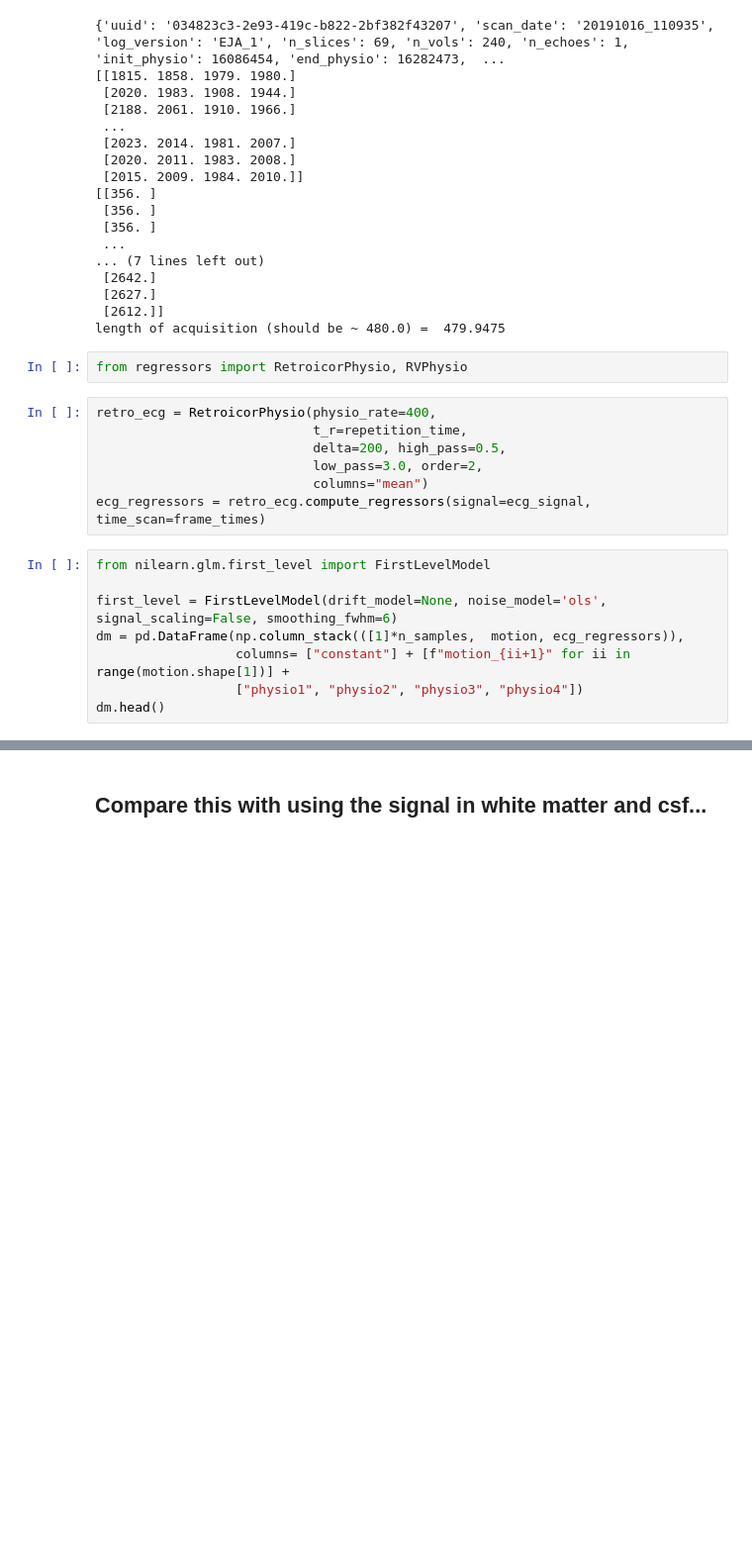
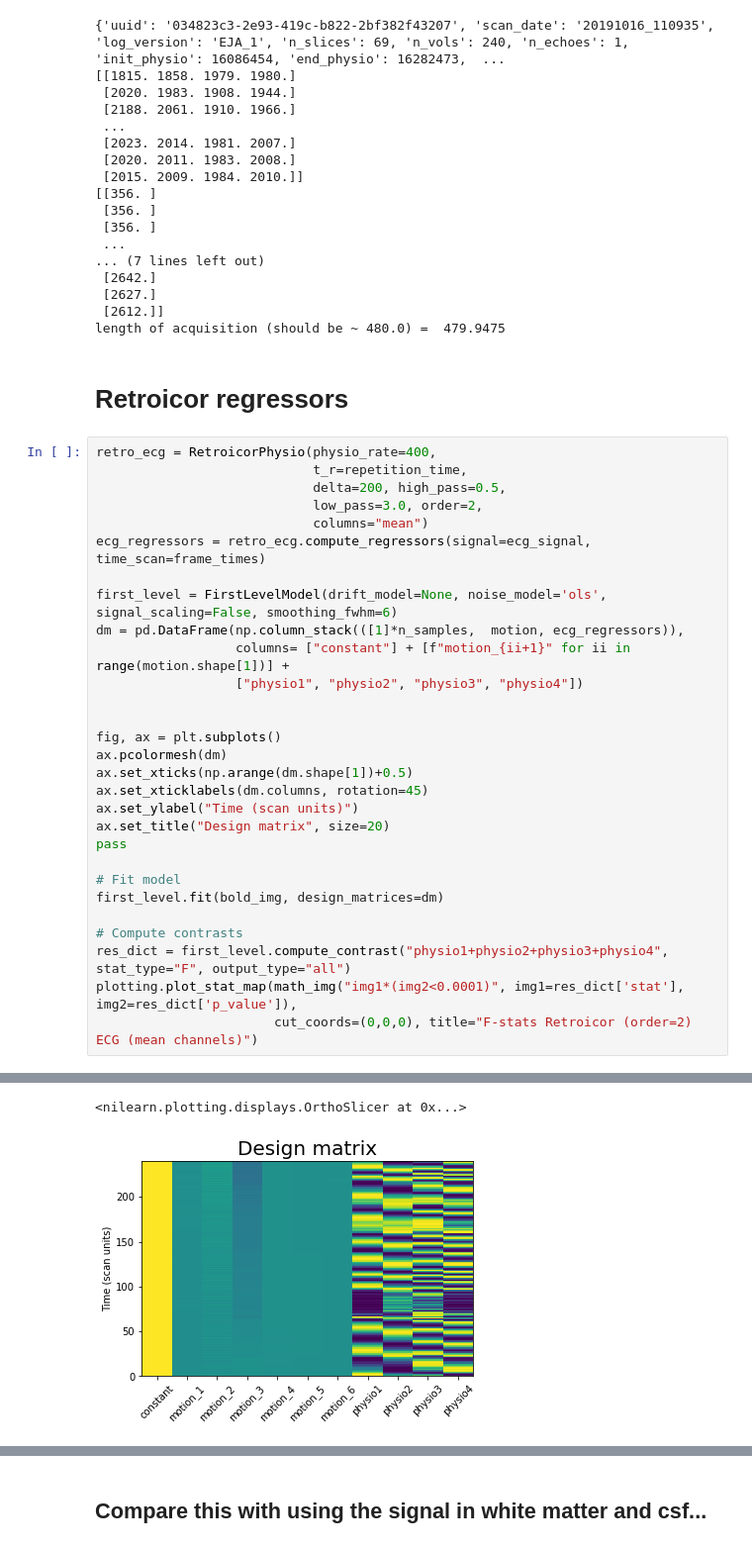
Before and after one commit to CoAxLab/niphlem, a Jupyter notebook: notebooks/demo_ebach.ipynb, the cells around one changed output, grey strips where cells are left out. Shown at 99% size. Saved outputs shown, nothing was run; the diff lists cells and outputs as text; blank space fills up the shorter version.

```diff
--- a/notebooks/demo_ebach.ipynb
+++ b/notebooks/demo_ebach.ipynb
@@ -63,21 +65,35 @@ print(f"length of acquisition (should be ~ {info_dict['n_vols']*repetition_time}
  [2627.]
  [2612.]]
 length of acquisition (should be ~ 480.0) =  479.9475
-# %%
-from regressors import RetroicorPhysio, RVPhysio
-# %%
-retro_ecg = RetroicorPhysio(physio_rate=400,
-                            t_r=repetition_time,
-                            delta=200, high_pass=0.5,
-                            low_pass=3.0, order=2,
-                            columns="mean")
-ecg_regressors = retro_ecg.compute_regressors(signal=ecg_signal, time_scan=frame_times)
+# %% [markdown]
+# Retroicor regressors
 # %%
-from nilearn.glm.first_level import FirstLevelModel
+retro_ecg = RetroicorPhysio(physio_rate=400,
+                            t_r=repetition_time,
+                            delta=200, high_pass=0.5,
+                            low_pass=3.0, order=2,
+                            columns="mean")
+ecg_regressors = retro_ecg.compute_regressors(signal=ecg_signal, time_scan=frame_times)
 
 first_level = FirstLevelModel(drift_model=None, noise_model='ols', signal_scaling=False, smoothing_fwhm=6)
 dm = pd.DataFrame(np.column_stack(([1]*n_samples,  motion, ecg_regressors)),
                   columns= ["constant"] + [f"motion_{ii+1}" for ii in range(motion.shape[1])] +
                   ["physio1", "physio2", "physio3", "physio4"])
-dm.head()
+
+
+fig, ax = plt.subplots()
+ax.pcolormesh(dm)
+ax.set_xticks(np.arange(dm.shape[1])+0.5)
+ax.set_xticklabels(dm.columns, rotation=45)
+ax.set_ylabel("Time (scan units)")
+ax.set_title("Design matrix", size=20)
+pass
+
+# Fit model
+first_level.fit(bold_img, design_matrices=dm)
+
+# Compute contrasts
+res_dict = first_level.compute_contrast("physio1+physio2+physio3+physio4", stat_type="F", output_type="all")
+plotting.plot_stat_map(math_img("img1*(img2<0.0001)", img1=res_dict['stat'], img2=res_dict['p_value']),
+                       cut_coords=(0,0,0), title="F-stats Retroicor (order=2) ECG (mean channels)")
 # %% [output]
@@ -89,0 +100,2 @@ dm.head()
+<nilearn.plotting.displays.OrthoSlicer at 0x...>
+[figure, added]
```
Also changed, not shown: parts of 21 cells of this notebook, 1 other file.
